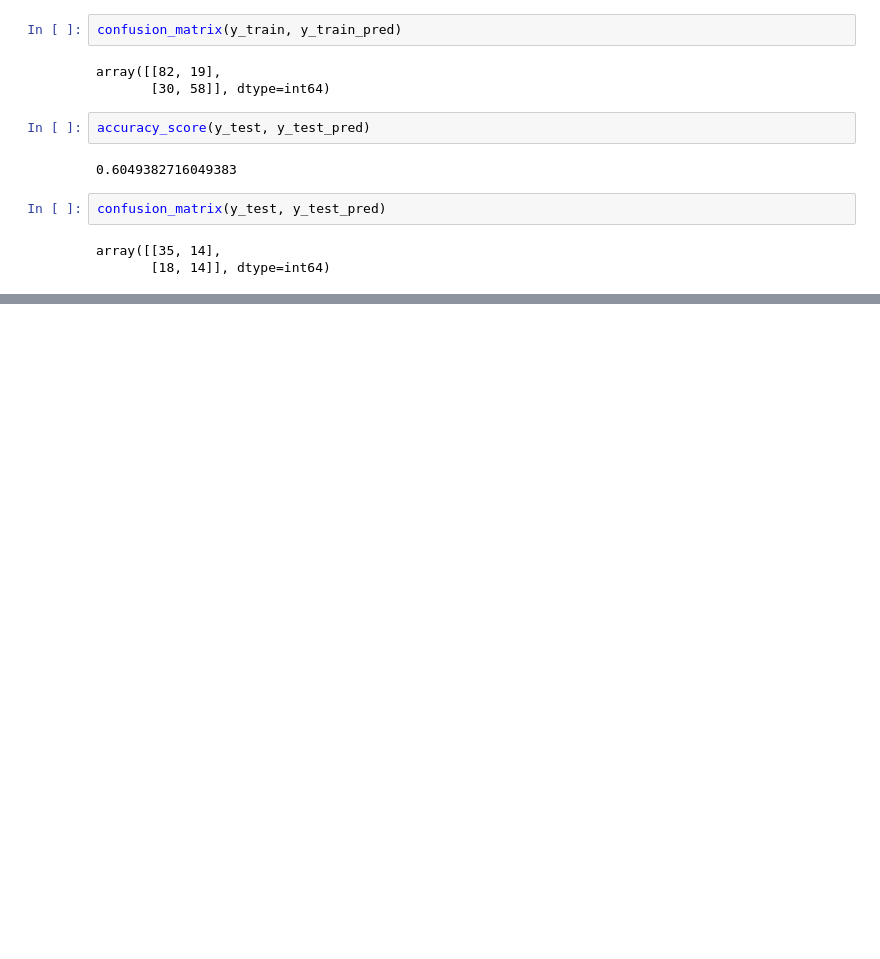
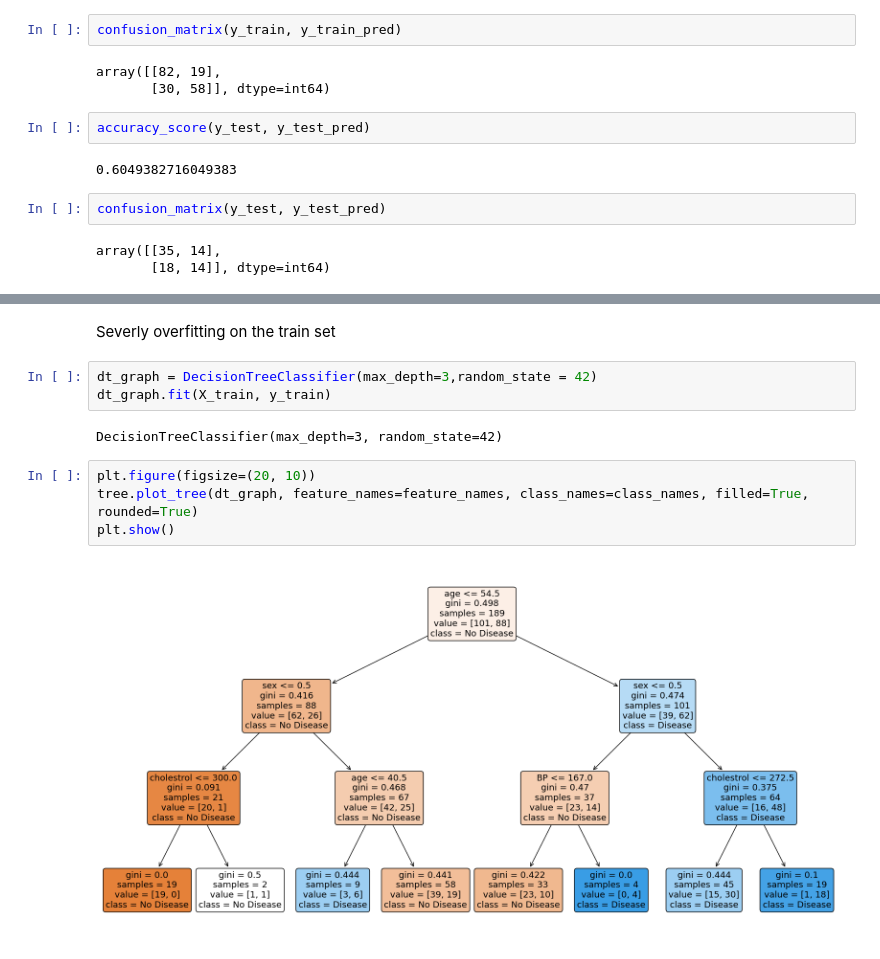
Before and after one commit to sayande01/Heart_Disease_Decison_Tree, a Jupyter notebook: Decision Tree.ipynb, the cells around one changed output, grey strips where cells are left out. Drawn from its saved outputs; the diff is of its cells as text; blank space fills up the shorter version.

```diff
--- a/Decision Tree.ipynb
+++ b/Decision Tree.ipynb
@@ -106,0 +170,13 @@ array([[35, 14],
+# %% [markdown]
+Severly overfitting on the train set
+# %%
+dt_graph = DecisionTreeClassifier(max_depth=3,random_state = 42)
+dt_graph.fit(X_train, y_train)
+# %% [output]
+DecisionTreeClassifier(max_depth=3, random_state=42)
+# %%
+plt.figure(figsize=(20, 10))
+tree.plot_tree(dt_graph, feature_names=feature_names, class_names=class_names, filled=True, rounded=True)
+plt.show()
+# %% [output]
+[figure, added]
```
Also changed, not shown: parts of 31 cells of this notebook.
